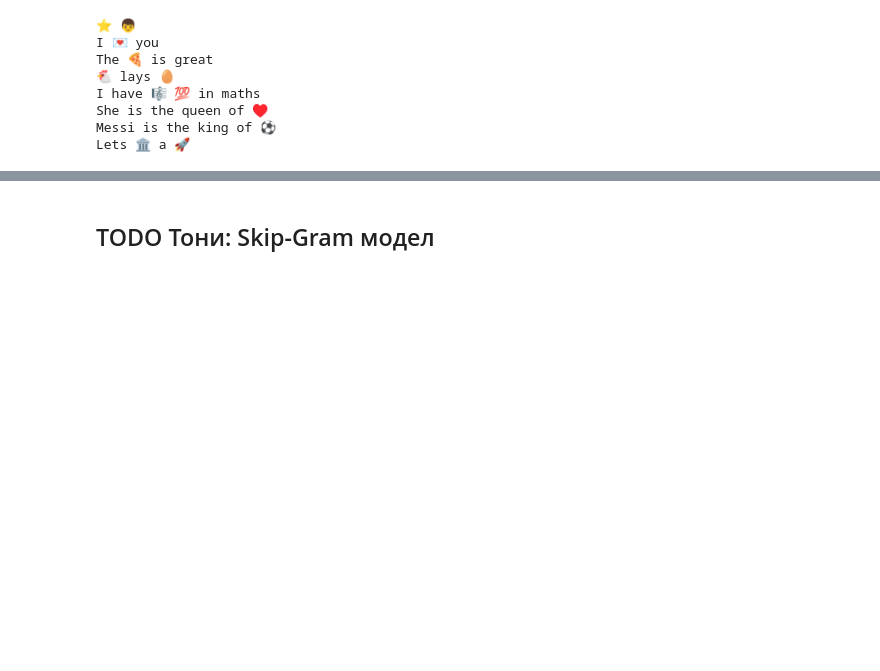
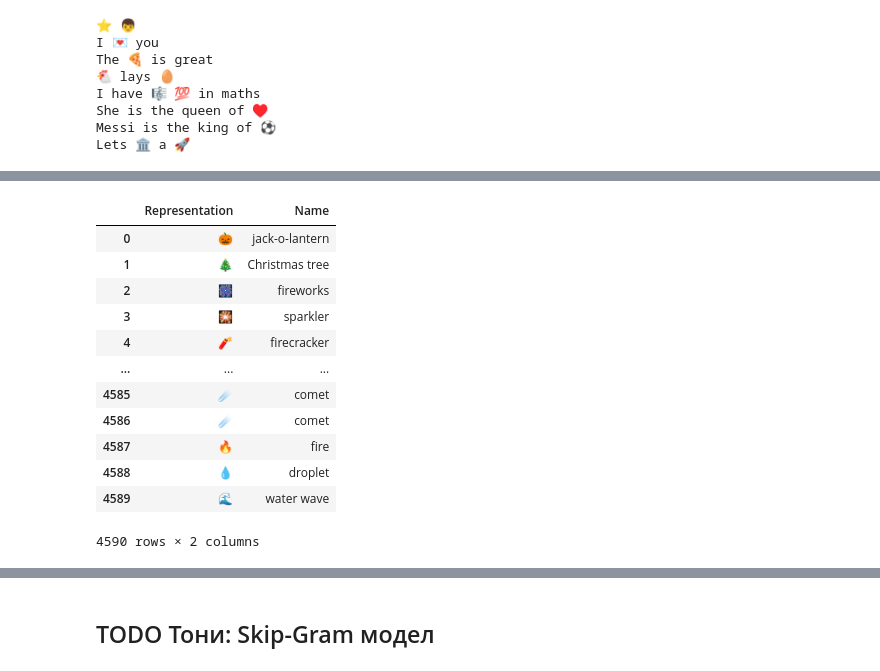
Before and after one commit to ivanasen/emoji_generator, a Jupyter notebook: ivanasen_final.ipynb, the cells around one changed output, grey strips where cells are left out. Drawn from its saved outputs; the diff is of its cells as text; code cells hidden in the pictures; blank space fills up the shorter version.

```diff
--- a/ivanasen_final.ipynb
+++ b/ivanasen_final.ipynb
@@ -148,0 +168,20 @@ Lets 🏛️ a 🚀
+# %%
+stop_words = set(stopwords.words('english'))
+
+emojis_dataset_ani = pd.read_csv("./emojis.csv")
+emojis_dataset_ani = emojis_dataset_ani[["Representation", "Name"]]
+emojis_dataset_ani
+# %% [output]
+|  | Representation | Name |
+| 0 | 🎃 | jack-o-lantern |
+| 1 | 🎄 | Christmas tree |
+| 2 | 🎆 | fireworks |
+| 3 | 🎇 | sparkler |
+| 4 | 🧨 | firecracker |
+| ... | ... | ... |
+| 4585 | ☄️ | comet |
+| 4586 | ☄ | comet |
+| 4587 | 🔥 | fire |
+| 4588 | 💧 | droplet |
+| 4589 | 🌊 | water wave |
+4590 rows × 2 columns
```
Also changed, not shown: parts of 25 cells of this notebook.
